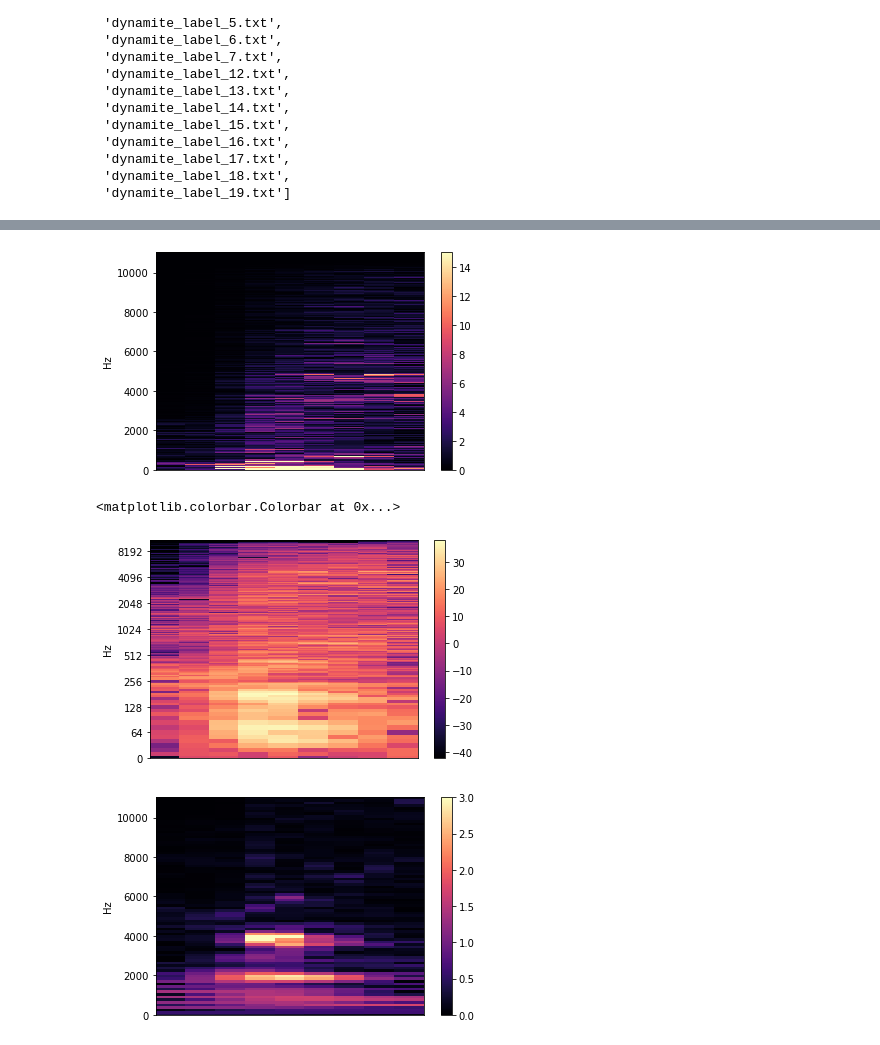
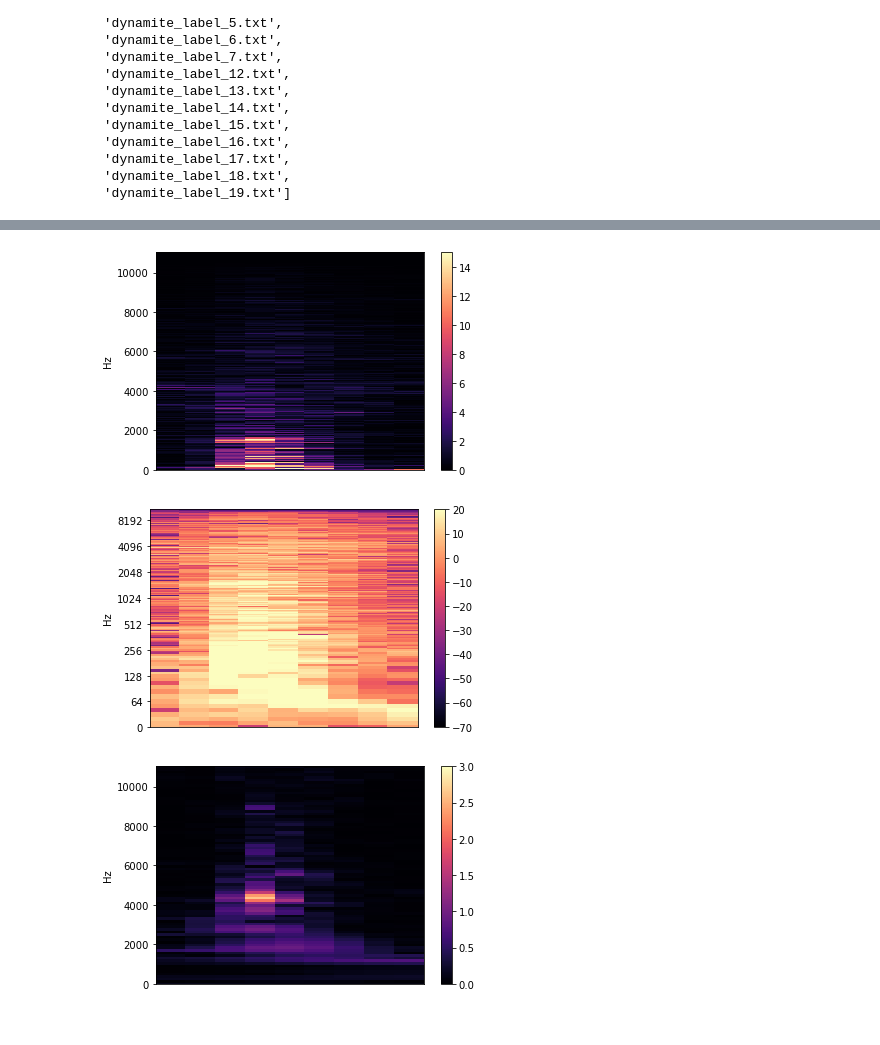
Before and after one commit to SoobumKim/Signal_Processing, a Jupyter notebook: specshow_scaling.ipynb, the cells around one changed output, grey strips where cells are left out. Saved outputs shown, nothing was run; the diff lists cells and outputs as text; code cells hidden in the pictures.

```diff
--- a/specshow_scaling.ipynb
+++ b/specshow_scaling.ipynb
@@ -8,6 +10,6 @@ import matplotlib as mpl
 # %%
 music_n = 'dynamite'
-Dir = 'G:/2021/KIST/1.code/Python/music_sheet/music/music_label/'+music_n+'/'
+Dir = 'G:/2021/KIST/1.code/Python/original data/music_sheet/music/music_label/'+music_n+'/'
 label_list = os.listdir(Dir)
 # %%
 label_list
@@ -28,14 +30,14 @@ label_list
  'dynamite_label_19.txt']
 # %%
 #순서 입력 (배열 인덱스)
-with open(Dir + label_list[1], 'rb') as f:
+with open(Dir + label_list[3], 'rb') as f:
     data = pickle.load(f)
 # %%
 #템포입력
 tempo = 114
 stem_time = 60/tempo*4
 staff_time = stem_time*4  # 현재 마디의 개수
-pre_time = stem_time*8    # 이전 마디의 개수
+pre_time = stem_time*16    # 이전 마디의 개수
 #pre_time = stem_time*(((((())))))
 
 # 160 tempo의 1/8음표를 기준
@@ -133,5 +135,5 @@ for i in range(len(music_crops_per_beat)):
 # %%
-sample = music_crops_per_beat[-1]
+sample = music_crops_per_beat[2]
 plt.plot(sample)
 plt.ylim(-0.7,0.7)
 # %% [output]
@@ -145,20 +167,19 @@ librosa.display.specshow(stft_sample, y_axis='linear')
 plt.colorbar()
 plt.clim(0,15)
 # %% [output]
-[figure, old version]
+[figure, new version]
 # %%
 librosa.display.specshow(librosa.amplitude_to_db(stft_sample), cmap='magma', y_axis='log')
 plt.colorbar()
-#plt.clim(-70,20)
+plt.clim(-70,20)
 # %% [output]
-<matplotlib.colorbar.Colorbar at 0x...>
-[figure, old version]
+[figure, new version]
 # %%
 librosa.display.specshow(cqt_sample, y_axis='linear')
 plt.colorbar()
 plt.clim(0,3)
 # %% [output]
-[figure, old version]
+[figure, new version]
 # %%
 librosa.display.specshow(librosa.amplitude_to_db(cqt_sample), cmap='magma', y_axis='cqt_hz')
 plt.colorbar()
```
Also changed, not shown: parts of 9 cells of this notebook.
